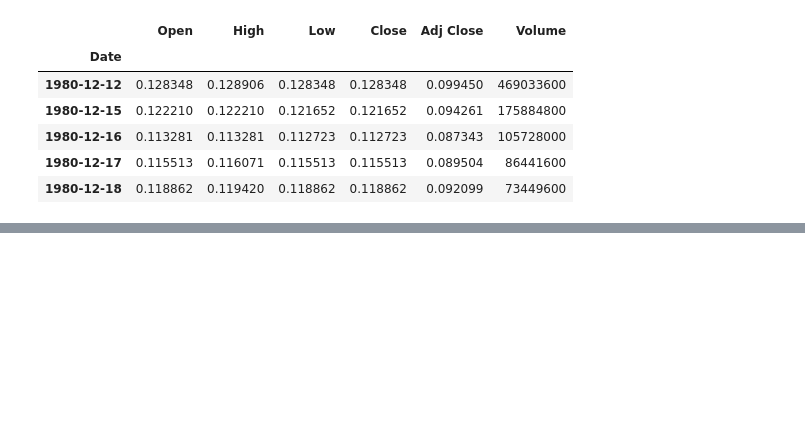
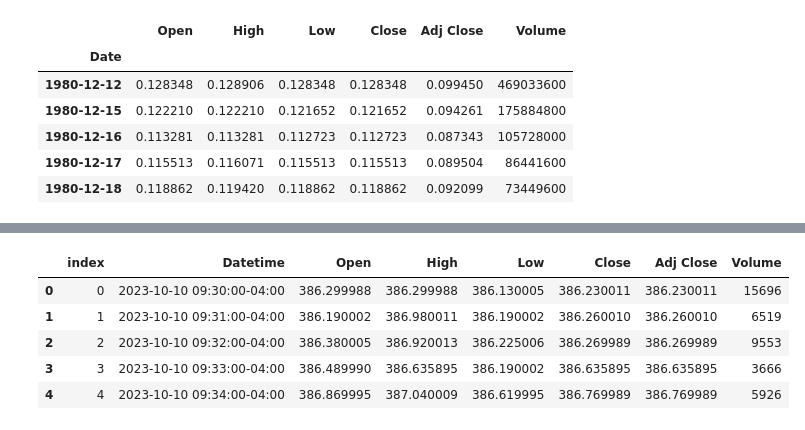
Before and after one commit to nlsrikanth7/stock_app, a Jupyter notebook: research/01_data_ingestion.ipynb, the cells around one changed output, grey strips where cells are left out. Cells and saved outputs as stored; diff of their text form; code cells hidden in the pictures; blank space fills up the shorter version.

```diff
--- a/research/01_data_ingestion.ipynb
+++ b/research/01_data_ingestion.ipynb
@@ -48,0 +123,4 @@ for stock in stock_list:
+# %%
+DE = pd.read_csv("Data/DE.csv")
+VRTX = pd.read_csv("Data/VRTX.csv")
+DE.head()
@@ -48,0 +149,11 @@ for stock in stock_list:
+# %%
+DE.reset_index(inplace=True)
+VRTX.reset_index(inplace=True)
+DE.head()
+# %% [output]
+|  | index | Datetime | Open | High | Low | Close | Adj Close | Volume |
+| 0 | 0 | 2023-10-10 09:30:00-04:00 | 386.299988 | 386.299988 | 386.130005 | 386.230011 | 386.230011 | 15696 |
+| 1 | 1 | 2023-10-10 09:31:00-04:00 | 386.190002 | 386.980011 | 386.190002 | 386.260010 | 386.260010 | 6519 |
+| 2 | 2 | 2023-10-10 09:32:00-04:00 | 386.380005 | 386.920013 | 386.225006 | 386.269989 | 386.269989 | 9553 |
+| 3 | 3 | 2023-10-10 09:33:00-04:00 | 386.489990 | 386.635895 | 386.190002 | 386.635895 | 386.635895 | 3666 |
+| 4 | 4 | 2023-10-10 09:34:00-04:00 | 386.869995 | 387.040009 | 386.619995 | 386.769989 | 386.769989 | 5926 |
```
Also changed, not shown: parts of 16 cells of this notebook, 29 other files.
